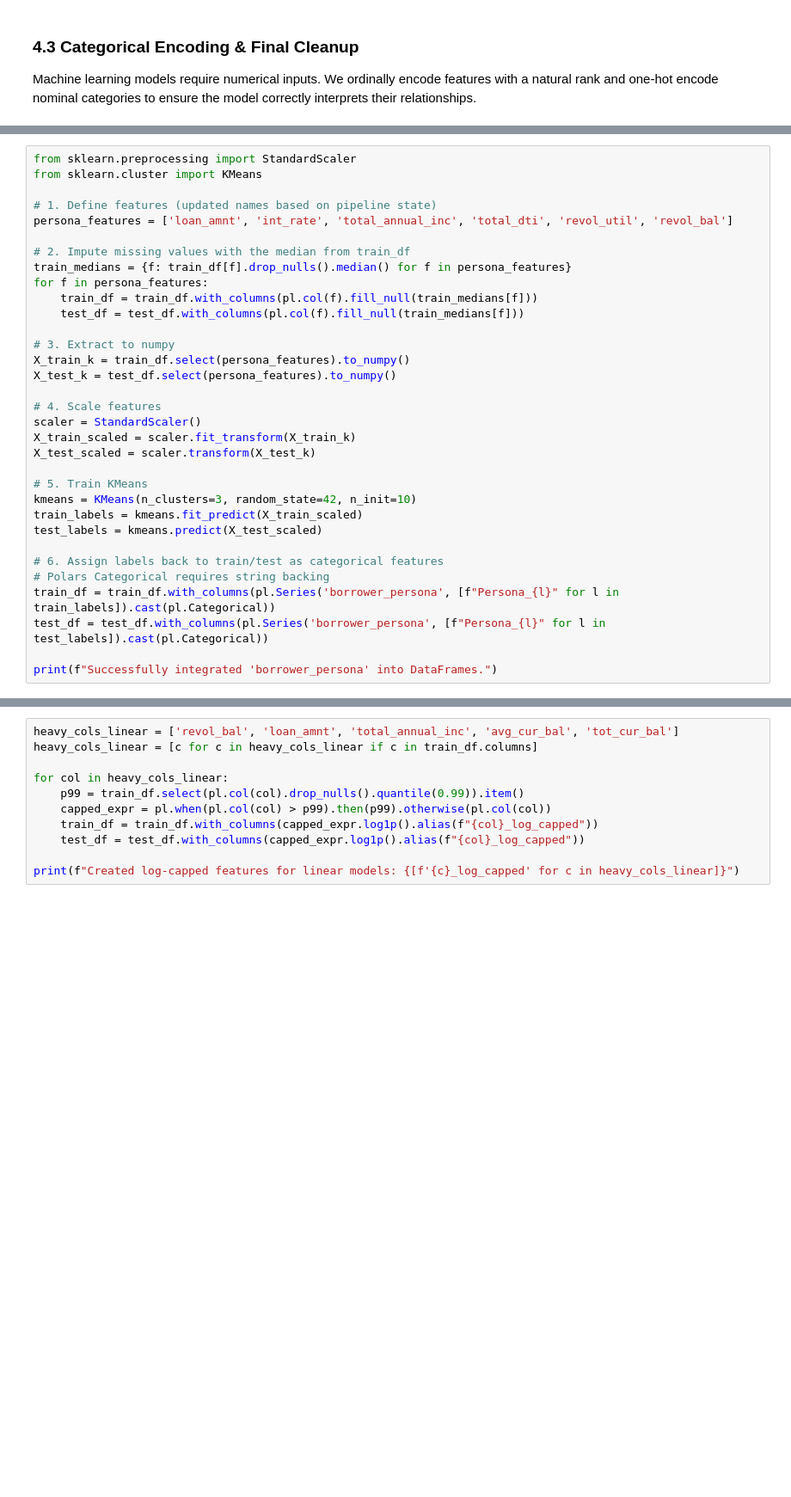
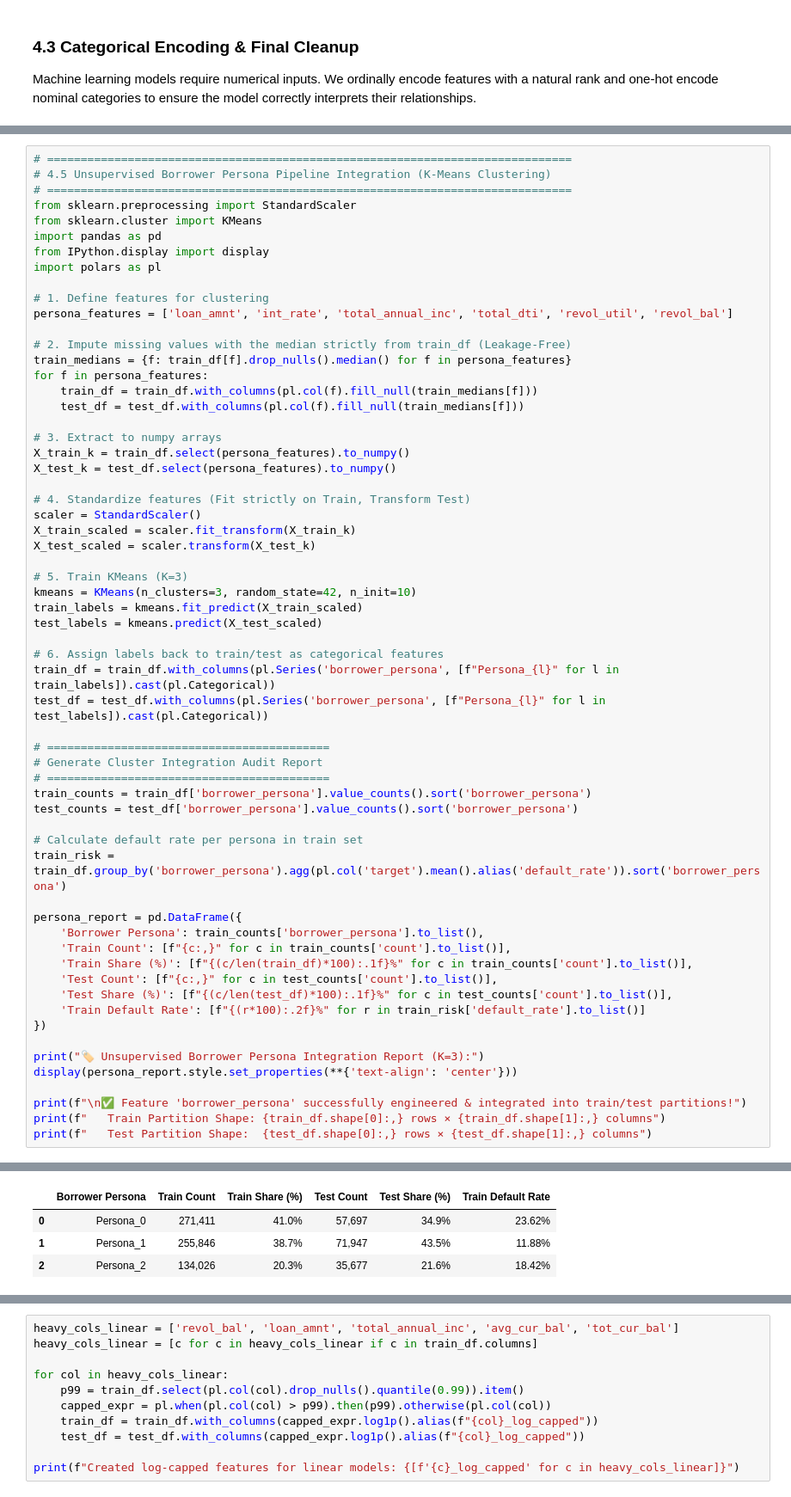
Before and after one commit to YonatanGafri/lending-club-mlops, a Jupyter notebook: Lending_Club_Project_Semifinal.ipynb, the cells around one changed output, grey strips where cells are left out. Shown at 86% size. Drawn from its saved outputs; the diff is of its cells as text; blank space fills up the shorter version.

```diff
--- a/Lending_Club_Project_Semifinal.ipynb
+++ b/Lending_Club_Project_Semifinal.ipynb
@@ -1148,34 +1400,62 @@ We reintegrate the unsupervised clustering logic to assign each borrower to one
 # %%
+# ==============================================================================
+# 4.5 Unsupervised Borrower Persona Pipeline Integration (K-Means Clustering)
+# ==============================================================================
 from sklearn.preprocessing import StandardScaler
 from sklearn.cluster import KMeans
+import pandas as pd
+from IPython.display import display
+import polars as pl
 
-# 1. Define features (updated names based on pipeline state)
+# 1. Define features for clustering
 persona_features = ['loan_amnt', 'int_rate', 'total_annual_inc', 'total_dti', 'revol_util', 'revol_bal']
 
-# 2. Impute missing values with the median from train_df
+# 2. Impute missing values with the median strictly from train_df (Leakage-Free)
 train_medians = {f: train_df[f].drop_nulls().median() for f in persona_features}
 for f in persona_features:
     train_df = train_df.with_columns(pl.col(f).fill_null(train_medians[f]))
     test_df = test_df.with_columns(pl.col(f).fill_null(train_medians[f]))
 
-# 3. Extract to numpy
+# 3. Extract to numpy arrays
 X_train_k = train_df.select(persona_features).to_numpy()
 X_test_k = test_df.select(persona_features).to_numpy()
 
-# 4. Scale features
+# 4. Standardize features (Fit strictly on Train, Transform Test)
 scaler = StandardScaler()
 X_train_scaled = scaler.fit_transform(X_train_k)
 X_test_scaled = scaler.transform(X_test_k)
 
-# 5. Train KMeans
+# 5. Train KMeans (K=3)
 kmeans = KMeans(n_clusters=3, random_state=42, n_init=10)
 train_labels = kmeans.fit_predict(X_train_scaled)
 test_labels = kmeans.predict(X_test_scaled)
 
 # 6. Assign labels back to train/test as categorical features
-# Polars Categorical requires string backing
 train_df = train_df.with_columns(pl.Series('borrower_persona', [f"Persona_{l}" for l in train_labels]).cast(pl.Categorical))
 test_df = test_df.with_columns(pl.Series('borrower_persona', [f"Persona_{l}" for l in test_labels]).cast(pl.Categorical))
 
-print(f"Successfully integrated 'borrower_persona' into DataFrames.")
+# ==========================================
+# Generate Cluster Integration Audit Report
+# ==========================================
+train_counts = train_df['borrower_persona'].value_counts().sort('borrower_persona')
+test_counts = test_df['borrower_persona'].value_counts().sort('borrower_persona')
+
+# Calculate default rate per persona in train set
+train_risk = train_df.group_by('borrower_persona').agg(pl.col('target').mean().alias('default_rate')).sort('borrower_persona')
+
+persona_report = pd.DataFrame({
+    'Borrower Persona': train_counts['borrower_persona'].to_list(),
+    'Train Count': [f"{c:,}" for c in train_counts['count'].to_list()],
+    'Train Share (%)': [f"{(c/len(train_df)*100):.1f}%" for c in train_counts['count'].to_list()],
+    'Test Count': [f"{c:,}" for c in test_counts['count'].to_list()],
+    'Test Share (%)': [f"{(c/len(test_df)*100):.1f}%" for c in test_counts['count'].to_list()],
+    'Train Default Rate': [f"{(r*100):.2f}%" for r in train_risk['default_rate'].to_list()]
+})
+
+print("🏷️ Unsupervised Borrower Persona Integration Report (K=3):")
+display(persona_report.style.set_properties(**{'text-align': 'center'}))
+
+print(f"\n✅ Feature 'borrower_persona' successfully engineered & integrated into train/test partitions!")
+print(f"   Train Partition Shape: {train_df.shape[0]:,} rows × {train_df.shape[1]:,} columns")
+print(f"   Test Partition Shape:  {test_df.shape[0]:,} rows × {test_df.shape[1]:,} columns")
 # %% [output]
@@ -1182,0 +1463,4 @@ Successfully integrated 'borrower_persona' into DataFrames.
+|  | Borrower Persona | Train Count | Train Share (%) | Test Count | Test Share (%) | Train Default Rate |
+| 0 | Persona_0 | 271,411 | 41.0% | 57,697 | 34.9% | 23.62% |
+| 1 | Persona_1 | 255,846 | 38.7% | 71,947 | 43.5% | 11.88% |
+| 2 | Persona_2 | 134,026 | 20.3% | 35,677 | 21.6% | 18.42% |
```
Also changed, not shown: parts of 24 cells of this notebook, 3 other files.
